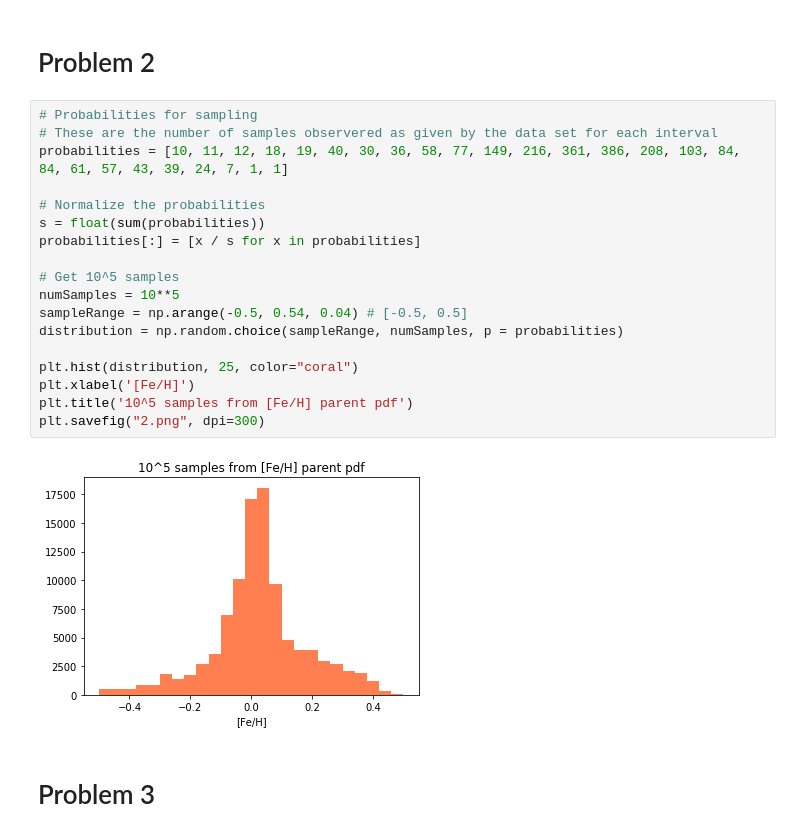
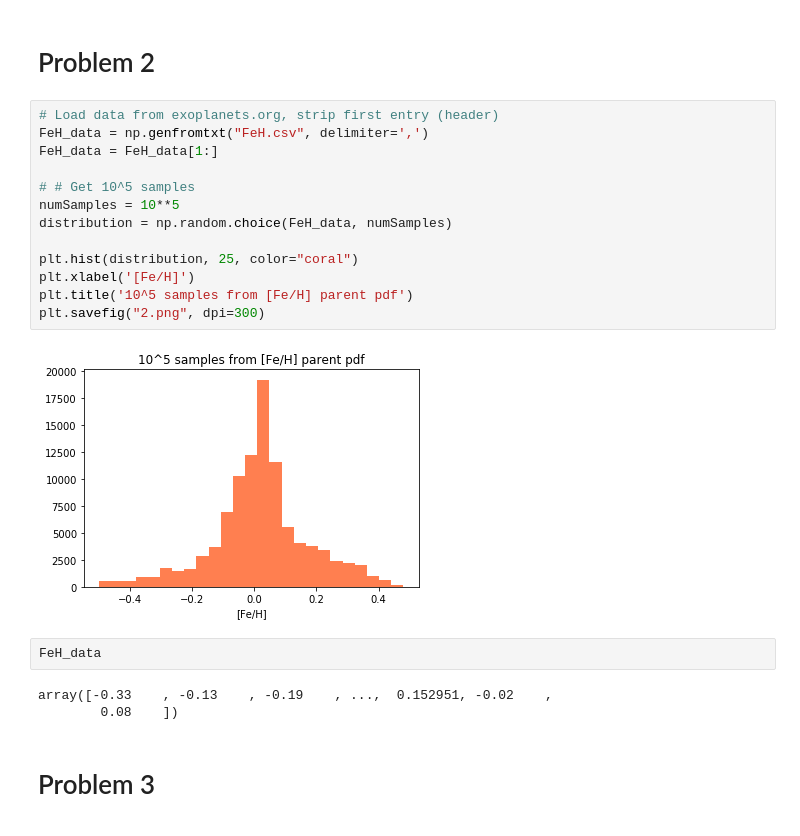
Before and after one commit to jopetty/ASTR-356, a Jupyter notebook: Assignment 2/PHYS_356_notebook.ipynb, the cells around one changed output. Cells and saved outputs as stored; diff of their text form.

Commit message:
Update 2 to actually use exoplanet data instead of probabilities.

```diff
--- a/Assignment 2/PHYS_356_notebook.ipynb
+++ b/Assignment 2/PHYS_356_notebook.ipynb
@@ -63,25 +63,25 @@ plt.savefig("1b.png", dpi=300)
 # %% [markdown]
 # Problem 2
 # %%
-# Probabilities for sampling
-# These are the number of samples observered as given by the data set for each interval
-probabilities = [10, 11, 12, 18, 19, 40, 30, 36, 58, 77, 149, 216, 361, 386, 208, 103, 84, 84, 61, 57, 43, 39, 24, 7, 1, 1]
+# Load data from exoplanets.org, strip first entry (header)
+FeH_data = np.genfromtxt("FeH.csv", delimiter=',')
+FeH_data = FeH_data[1:]
 
-# Normalize the probabilities
-s = float(sum(probabilities))
-probabilities[:] = [x / s for x in probabilities]
-
-# Get 10^5 samples
+# # Get 10^5 samples
 numSamples = 10**5
-sampleRange = np.arange(-0.5, 0.54, 0.04) # [-0.5, 0.5]
-distribution = np.random.choice(sampleRange, numSamples, p = probabilities)
+distribution = np.random.choice(FeH_data, numSamples)
 
 plt.hist(distribution, 25, color="coral")
 plt.xlabel('[Fe/H]')
 plt.title('10^5 samples from [Fe/H] parent pdf')
 plt.savefig("2.png", dpi=300)
 # %% [output]
-[figure, old version]
+[figure, new version]
+# %%
+FeH_data
+# %% [output]
+array([-0.33    , -0.13    , -0.19    , ...,  0.152951, -0.02    ,
+        0.08    ])
 # %% [markdown]
 # Problem 3
 # %% [markdown]
```
Also changed, not shown: 4 other files.
